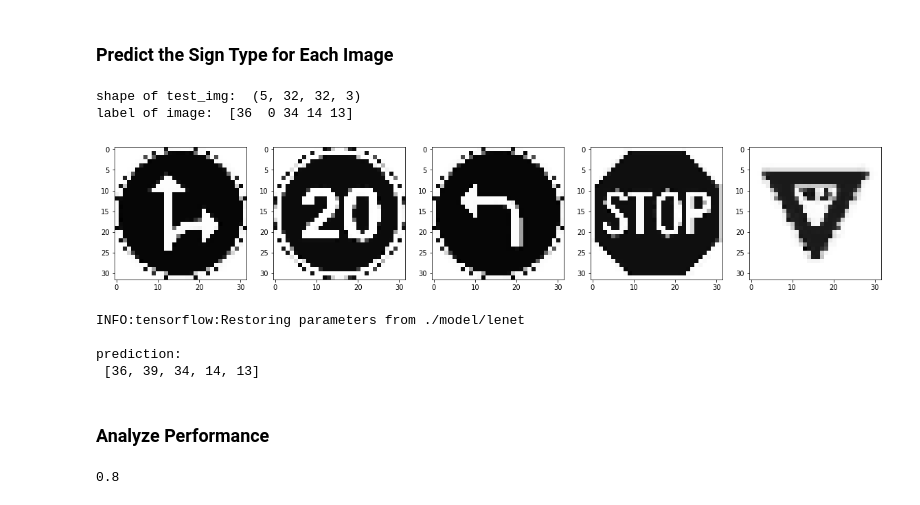
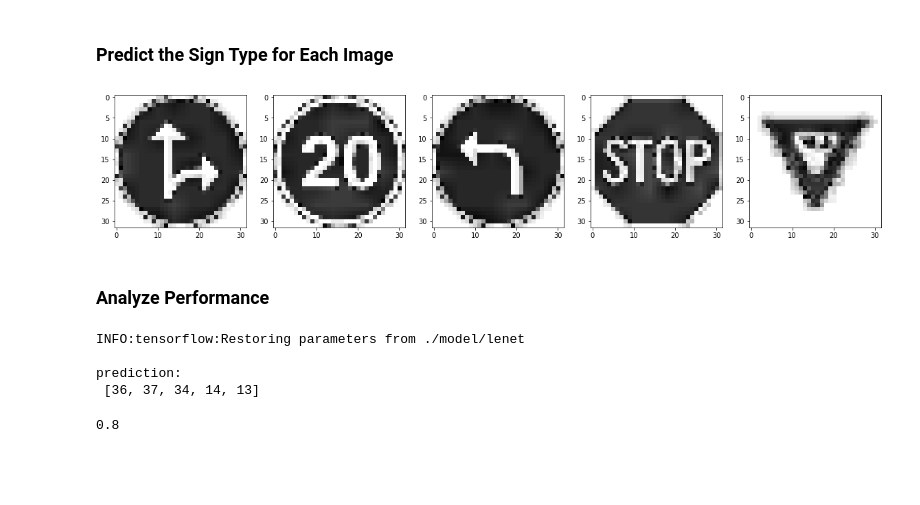
Before and after one commit to thomasgui76/CarND-Traffic-Sign-Classifier-Project, a Jupyter notebook: Traffic_Sign_Classifier.ipynb, the cells around one changed output. Drawn from its saved outputs; the diff is of its cells as text; code cells hidden in the pictures; blank space fills up the shorter version.

```diff
--- a/Traffic_Sign_Classifier.ipynb
+++ b/Traffic_Sign_Classifier.ipynb
@@ -337,9 +345,6 @@ Use the code cell (or multiple code cells, if necessary) to implement the first
 ### Model Architecture
 # %%
 ### Define your architecture here.
-### Feel free to use as many code cells as needed.
-import tensorflow as tf
-# from tensorflow.contrib.layers import flatten
 
 def conv2d(x, W, b, strides=1):
     x = tf.nn.conv2d(x, W, strides=[1, strides, strides, 1], padding='VALID')
@@ -374,22 +379,20 @@ def LeNet(x):
 
     # Layer 1: Conv1. Input = 32x32x1. Output = 28x28x8.
     conv1 = conv2d(x,weights['conv1'],biases['conv1'])
-    # Activation.
-    conv1 = tf.nn.relu(conv1)
+
     # Pooling. Input = 28x28x8. Output = 14x14x8.
     conv1 = maxpool2d(conv1)
+
     # Layer 2: Conv2. Output = 10x10x32.
     conv2 = conv2d(conv1, weights['conv2'],biases['conv2'])
-    # Activation.
-    conv2 = tf.nn.relu(conv2)
+
     # Pooling. Input = 10x10x16. Output = 5x5x32.
     conv2 = maxpool2d(conv2)
+
     # Layer 3: Conv3. Input = 5x5x32. Output = 1x1x400.
     conv3 = conv2d(conv2, weights['conv3'],biases['conv3'])
-    # Activation.
-    conv3 = tf.nn.relu(conv3)
 
-    # Flatten conv2. Input = 5x5x16. Output = 400.
+    # Flatten conv2. Input = 5x5x32. Output = 800.
     conv2_flat = tf.reshape(conv2,[-1,800])
     # Flatten conv3. Input = 1x1x400, output = 400.
     conv3_flat = tf.reshape(conv3,[-1,400])
@@ -446,6 +449,6 @@ def evaluate(X_data, y_data):
         total_accuracy += (accuracy * len(batch_x))
     return total_accuracy / num_examples
 
-EPOCHS = 20
+EPOCHS = 10
 BATCH_SIZE = 128
 # %% [output]
@@ -537,54 +540,48 @@ for i in range(len(test_file)):
 # %%
 ### Run the predictions here and use the model to output the prediction for each image.
 ### Make sure to pre-process the images with the same pre-processing pipeline used earlier.
 ### Feel free to use as many code cells as needed.
 import cv2
 # test_file = glob.glob('./data/test/*.jpg')
-test_img = np.zeros((5,32,32,3),np.float32)
+test_img = np.zeros((5,32,32,3),np.uint8)
 test_label = np.zeros(5,np.int32)
 for i in range(5):
     start = test_file[i].rfind('/')
     filename = test_file[i][start+1:-4]
     img = mpimg.imread(test_file[i])
     img = cv2.resize(img, (32,32))
     test_img[i] = img
     test_label[i] = filename
 
-print('shape of test_img: ',test_img.shape)
-print('label of image: ',test_label)
 test_img_norm = normalization(test_img)
+
+# after normalization, plot grayscale image again
+fig,ax = plt.subplots(1,5,figsize=(20,4))
+idx = 0
+for i in range(5):
+    ax[idx].imshow(test_img_norm[i].squeeze(),cmap='gray')
+    idx +=1
 # %% [output]
-shape of test_img:  (5, 32, 32, 3)
-label of image:  [36  0 34 14 13]
+[figure, added]
-# %%
-# after normalization, plot grayscale image again
-fig,ax = plt.subplots(1,5,figsize=(20,4))
-idx = 0
-for i in range(5):
-    ax[idx].imshow(test_img_norm[i].squeeze(),cmap='gray')
-    idx +=1
-# %% [output]
-[figure, removed]
-# %%
-# use trained model to predict new image class
-# pred = []
-softmax = []
-with tf.Session() as sess:
-    saver.restore(sess, tf.train.latest_checkpoint('./model'))
-    softmax.append(sess.run(tf.nn.softmax(logits),feed_dict={x:test_img_norm,keep_prob:1.0}))
-
-# print('softmax:\n',softmax[0])
-y_pred = []
-for i in range(5):
-    y_pred.append(np.argmax(softmax[0][i]))
-print('\nprediction: \n',y_pred)
-# %% [output]
-INFO:tensorflow:Restoring parameters from ./model/lenet
-
-prediction:
- [36, 39, 34, 14, 13]
 # %% [markdown]
 ### Analyze Performance
+# %%
+# use trained model to predict new image class
+with tf.Session() as sess:
+    saver.restore(sess, tf.train.latest_checkpoint('./model'))
+    softmax = sess.run(tf.nn.softmax(logits),feed_dict={x:test_img_norm,keep_prob:1.0})
+    writer = tf.summary.FileWriter("./log",sess.graph)
+    writer.close()
+
+y_pred = []
+for i in range(5):
+    y_pred.append(np.argmax(softmax[i]))
+print('\nprediction: \n',y_pred)
+# %% [output]
+INFO:tensorflow:Restoring parameters from ./model/lenet
+
+prediction:
+ [36, 37, 34, 14, 13]
 # %%
 ### Calculate the accuracy for these 5 new images.
 ### For example, if the model predicted 1 out of 5 signs correctly, it's 20% accurate on these new images.
```
Also changed, not shown: parts of 14 cells of this notebook, 21 other files.
